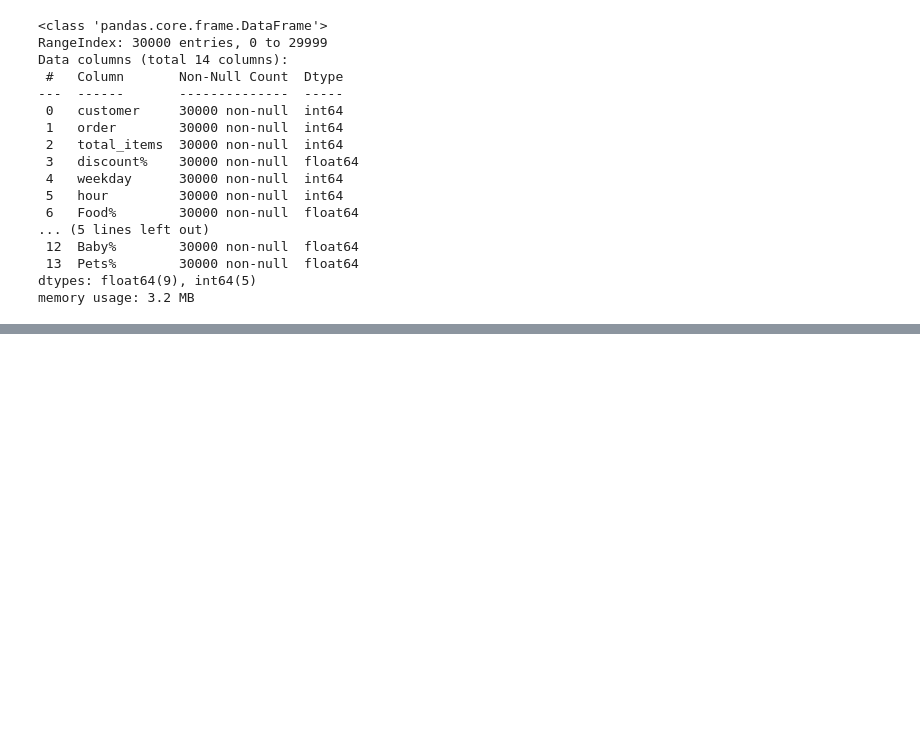
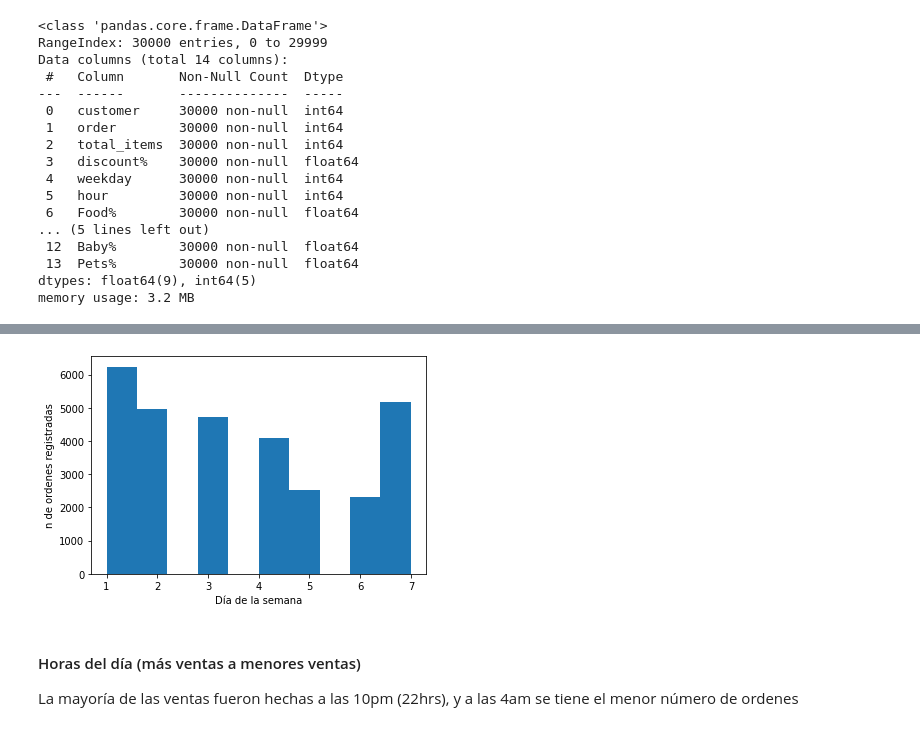
Before and after one commit to jorgedel4/Actividad-Evaluable-Mapas-de-calor-y-boxplots, a Jupyter notebook: actEvaluable.ipynb, the cells around one changed output, grey strips where cells are left out. Drawn from its saved outputs; the diff is of its cells as text; code cells hidden in the pictures; blank space fills up the shorter version.

```diff
--- a/actEvaluable.ipynb
+++ b/actEvaluable.ipynb
@@ -81,0 +111,10 @@ df.tail(10)
+# %%
+plt.hist(df[['weekday']])
+plt.xlabel("Día de la semana")
+plt.ylabel("n de ordenes registradas")
+plt.show()
+# %% [output]
+[figure, added]
+# %% [markdown]
+#### Horas del día (más ventas a menores ventas)
+La mayoría de las ventas fueron hechas a las 10pm (22hrs), y a las 4am se tiene el menor número de ordenes
```
Also changed, not shown: parts of 20 cells of this notebook.
